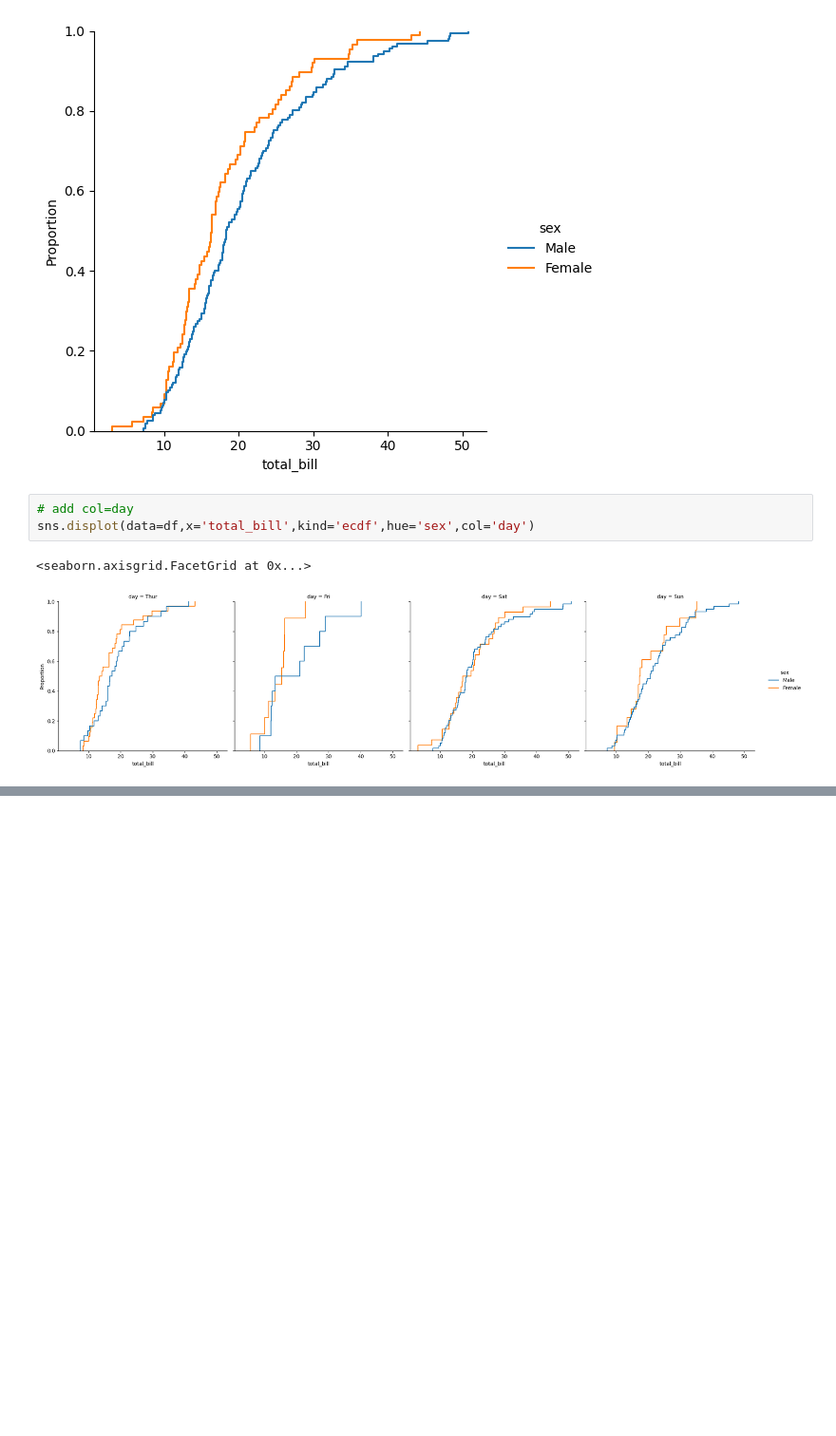
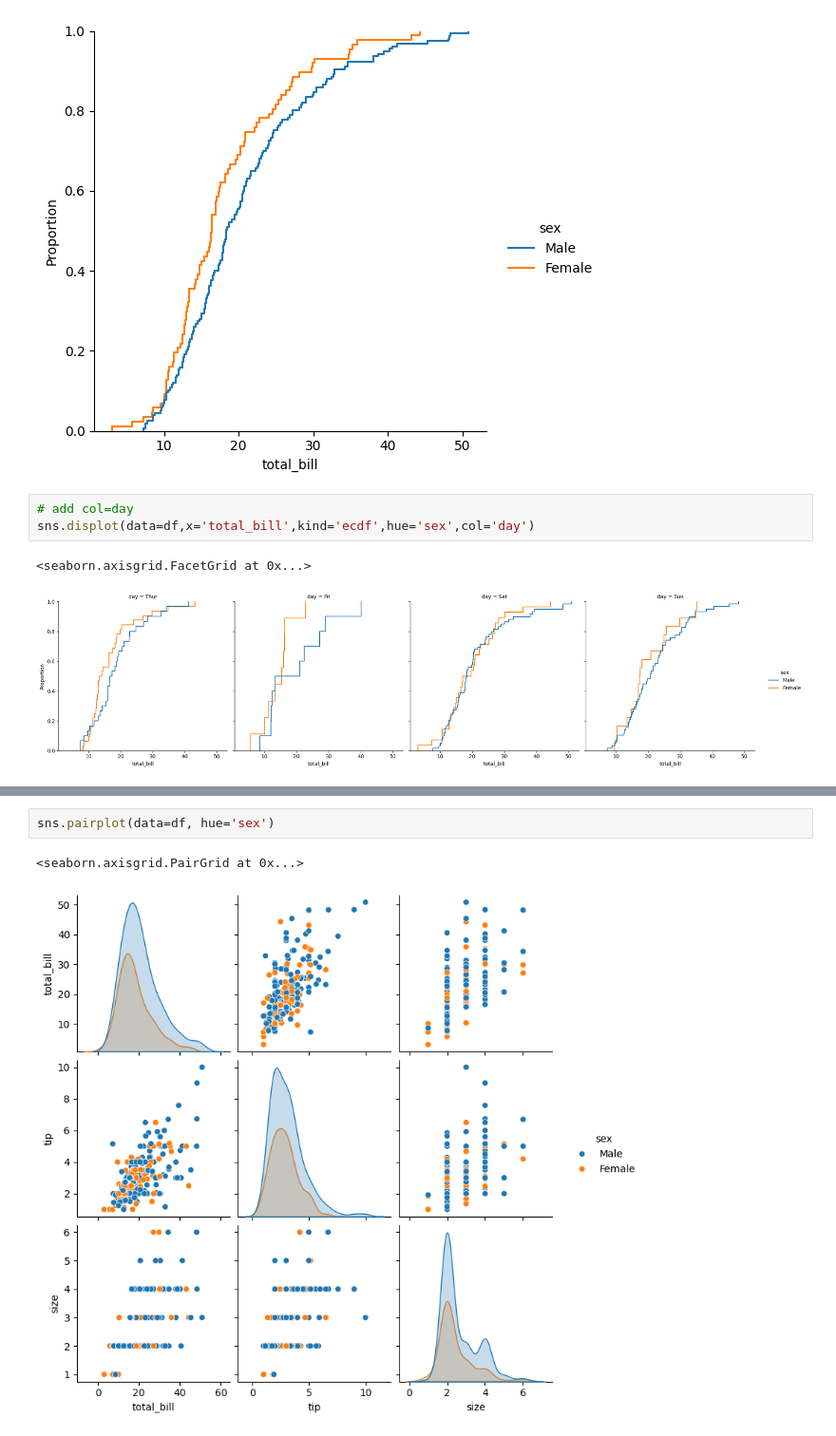
Before and after one commit to Priscilla-c179/Learn_Python_skills, a Jupyter notebook: seborn_session25.ipynb, the cells around one changed output, grey strips where cells are left out. Shown at 95% size. Drawn from its saved outputs; the diff is of its cells as text; blank space fills up the shorter version.

```diff
--- a/seborn_session25.ipynb
+++ b/seborn_session25.ipynb
@@ -189,0 +238,5 @@ sns.displot(data=df,x='total_bill',kind='ecdf',hue='sex',col='day')
+# %%
+sns.pairplot(data=df, hue='sex')
+# %% [output]
+<seaborn.axisgrid.PairGrid at 0x...>
+[figure, added]
```
Also changed, not shown: parts of 4 cells of this notebook, 1 other file.
